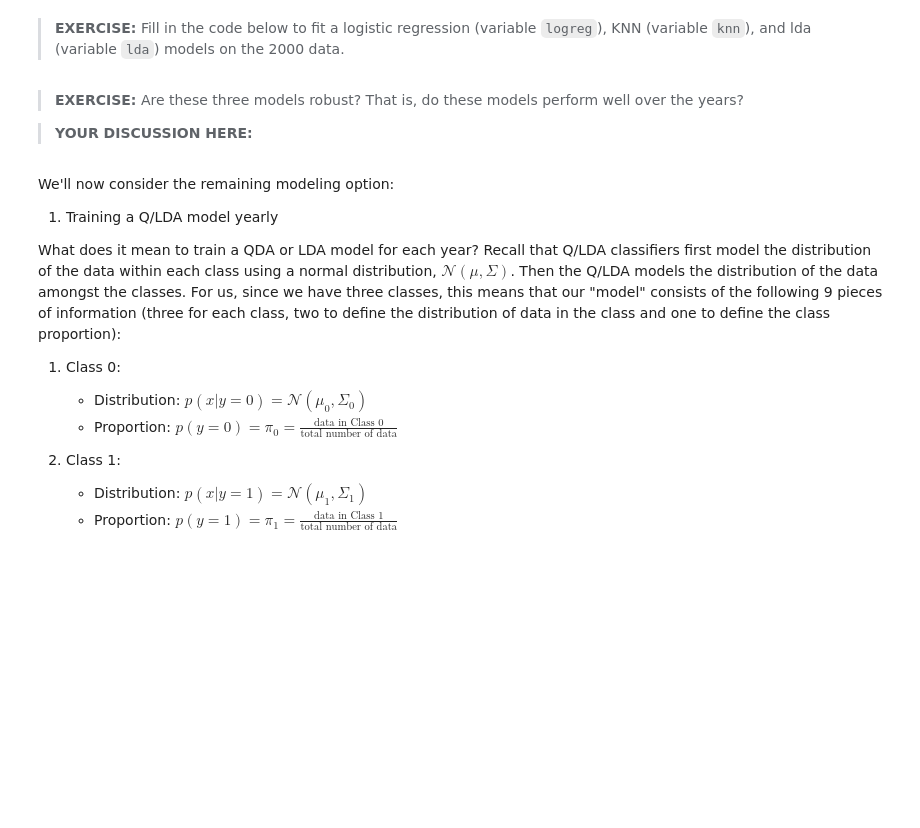
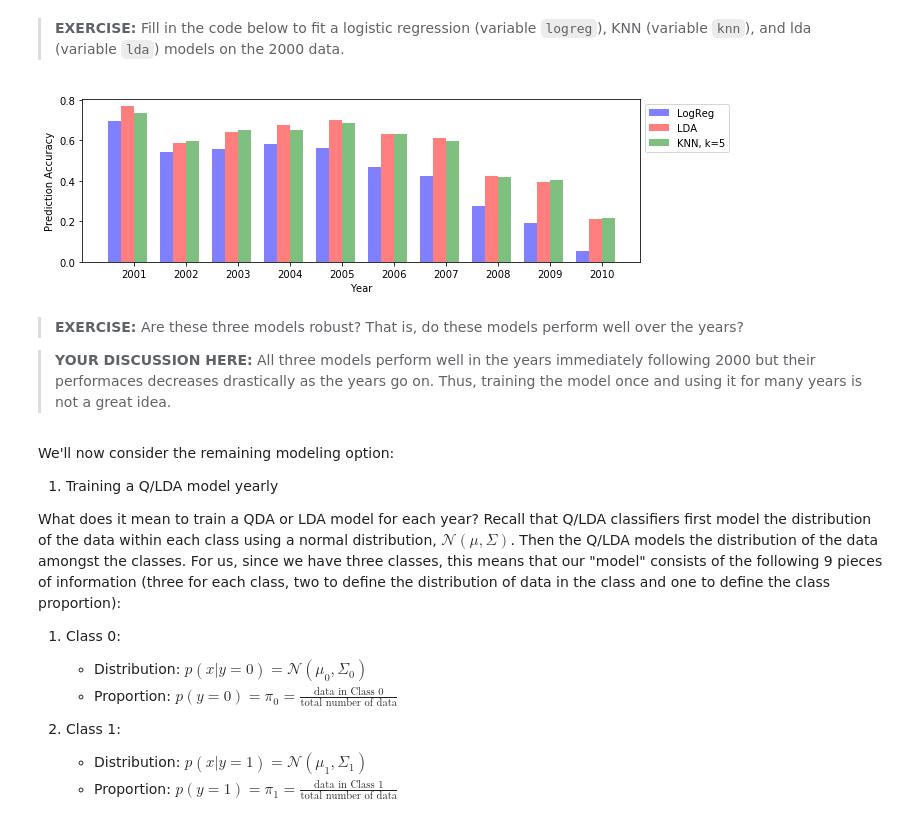
Before and after one commit to xuwd11/ac209a, a Jupyter notebook: Labs/Lab8_DiscriminantAnalysis/Lab8_DiscriminantAnalysis_Final.ipynb, the cells around one changed output. Saved outputs shown, nothing was run; the diff lists cells and outputs as text; code cells hidden in the pictures; blank space fills up the shorter version.

```diff
--- a/Labs/Lab8_DiscriminantAnalysis/Lab8_DiscriminantAnalysis_Final.ipynb
+++ b/Labs/Lab8_DiscriminantAnalysis/Lab8_DiscriminantAnalysis_Final.ipynb
@@ -145,52 +162,56 @@ y = data[:, -1]
 
 #your code begins here
 #Fit a logistic regression model on year 2000 data
-
+logreg = linear_model.LogisticRegression()
+logreg.fit(x, y)
 
 #Fit a lda model on year 2000 data
-
+lda = discriminant_analysis.LinearDiscriminantAnalysis()
+lda.fit(x, y)
 
 #Fit a knn model on year 2000 data
-
-
+knn = KNN()
+knn.fit(x, y)
 #your code ends here
-
 acc_log = []
 acc_lda = []
 acc_knn = []
 
 #Iterate through all the years
 for i in range(1, 11):
     #Load data for year 2000 + i
     data_i = np.loadtxt('datasets/dataset_1_year_' + str(2000 + i) + '.txt')
 
     #Split predictors, response
     x_i = data_i[:, :-1]
     y_i = data_i[:, -1]
 
     #Compute predictive accuracies of various models trained on 2000 data
     acc_log.append(logreg.score(x_i, y_i))
     acc_lda.append(lda.score(x_i, y_i))
     acc_knn.append(knn.score(x_i, y_i))
 
 #Plot accuracy over years
 years = np.arange(1,11) + 2000 # x-axis is years 2001-2010
 width = 0.25 # width of bar
 
 plt.figure(figsize = (10,3))
 plt.bar(years, acc_log, width, color='blue', alpha=0.5, label='LogReg')
 plt.bar(years + width, acc_lda, width, color='red', alpha=0.5, label='LDA')
 plt.bar(years + 2 * width, acc_knn, width, color='green', alpha=0.5, label='KNN, k=5')
 
 #Labels
 plt.xlabel('Year')
 plt.ylabel('Prediction Accuracy')
 plt.legend(loc = 'upper left', bbox_to_anchor=(1,1)) # legend upper left outside
 plt.xticks(years + width + 0.125, years); # set x-ticks spacing
+# %% [output]
+[figure, added]
 # %% [markdown]
 > **EXERCISE:** Are these three models robust?  That is, do these models perform well over the years?
 
 > **YOUR DISCUSSION HERE:**
+All three models perform well in the years immediately following 2000 but their performaces decreases drastically as the years go on. Thus, training the model once and using it for many years is not a great idea.
 # %% [markdown]
 We'll now consider the remaining modeling option:
 
```
Also changed, not shown: parts of 15 cells of this notebook.
